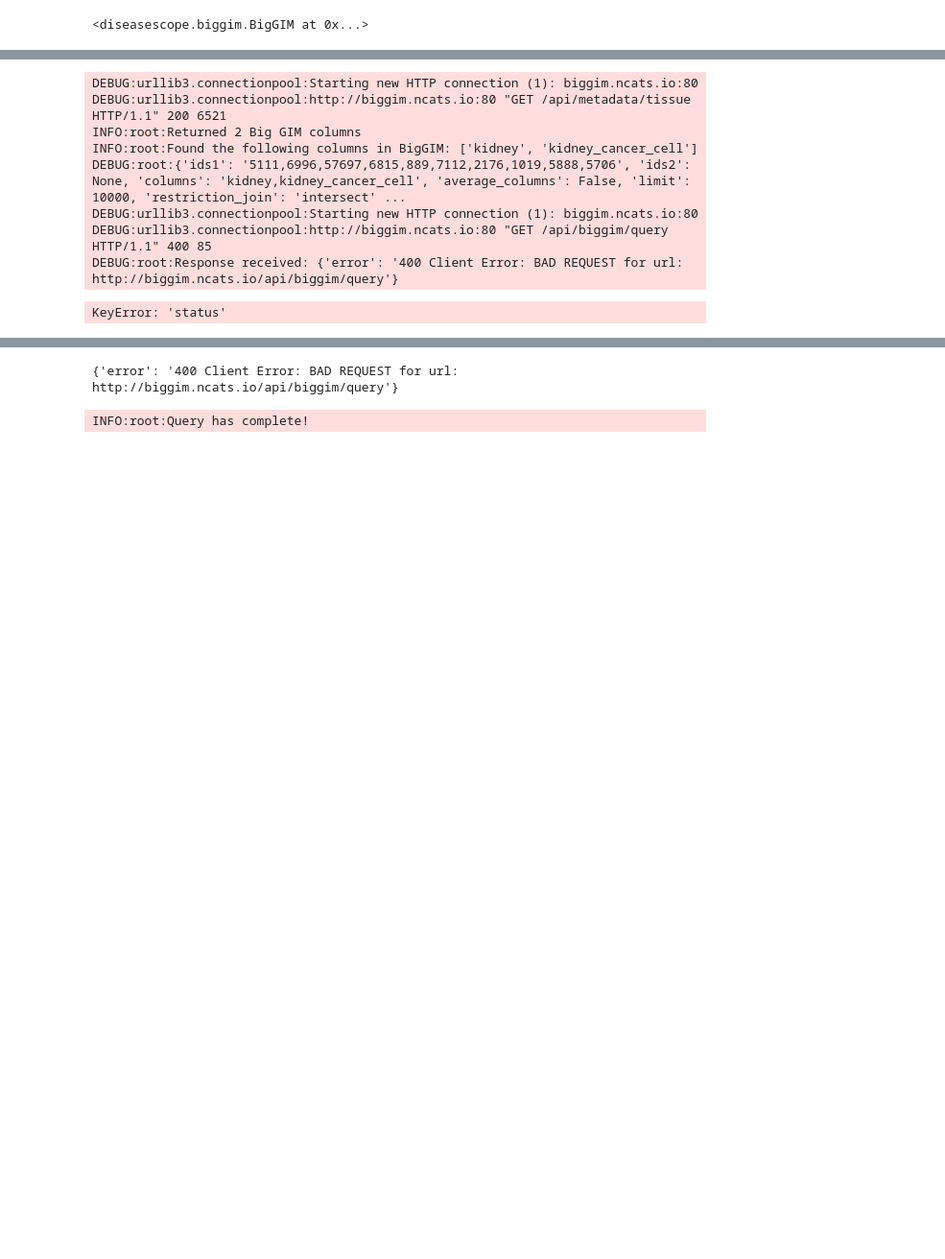
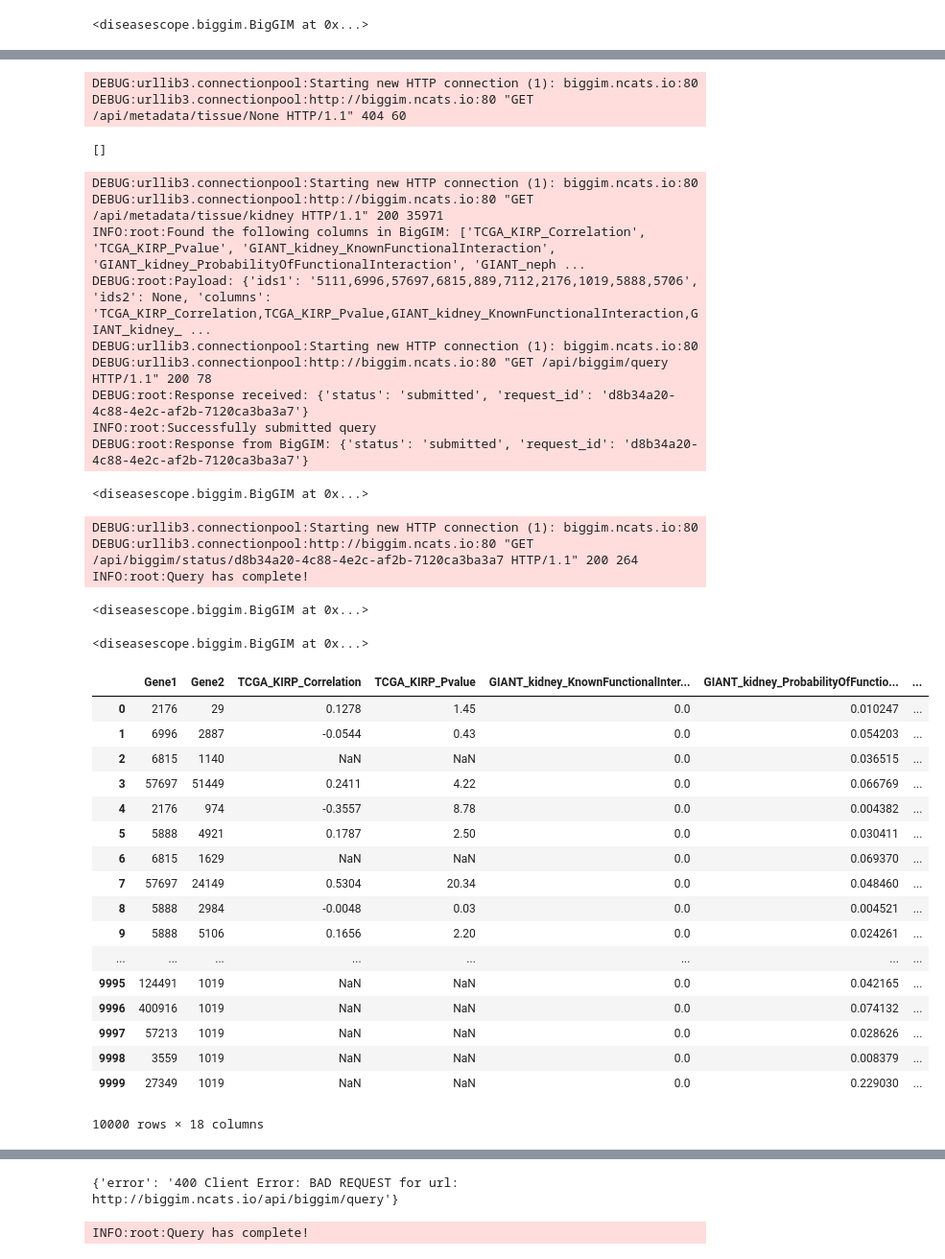
Before and after one commit to shfong/DiseaseScope, a Jupyter notebook: examples/example_biggim.ipynb, the cells around one changed output, grey strips where cells are left out. Shown: that part at 96% size. Drawn from its saved outputs; the diff is of its cells as text; code cells hidden in the pictures; blank space fills up the shorter version.

Commit message:
Fixed columns vs tissues problems

```diff
--- a/examples/example_biggim.ipynb
+++ b/examples/example_biggim.ipynb
@@ -45,18 +83,60 @@ INFO:root:Returned 2 Big GIM columns
+# %%
+gim.query_columns(None)
+# %% [output]
+DEBUG:urllib3.connectionpool:Starting new HTTP connection (1): biggim.ncats.io:80
+DEBUG:urllib3.connectionpool:http://biggim.ncats.io:80 "GET /api/metadata/tissue/None HTTP/1.1" 404 60
+[]
 # %%
+logger = logging.getLogger()
+logger.setLevel(logging.DEBUG)
+
 gim.query(
     "5111,6996,57697,6815,889,7112,2176,1019,5888,5706",
     columns='kidney',
 )
 # %% [output]
 DEBUG:urllib3.connectionpool:Starting new HTTP connection (1): biggim.ncats.io:80
-DEBUG:urllib3.connectionpool:http://biggim.ncats.io:80 "GET /api/metadata/tissue HTTP/1.1" 200 6521
-INFO:root:Returned 2 Big GIM columns
-INFO:root:Found the following columns in BigGIM: ['kidney', 'kidney_cancer_cell']
-DEBUG:root:{'ids1': '5111,6996,57697,6815,889,7112,2176,1019,5888,5706', 'ids2': None, 'columns': 'kidney,kidney_cancer_cell', 'average_columns': False, 'limit': 10000, 'restriction_join': 'intersect' ...
+DEBUG:urllib3.connectionpool:http://biggim.ncats.io:80 "GET /api/metadata/tissue/kidney HTTP/1.1" 200 35971
+INFO:root:Found the following columns in BigGIM: ['TCGA_KIRP_Correlation', 'TCGA_KIRP_Pvalue', 'GIANT_kidney_KnownFunctionalInteraction', 'GIANT_kidney_ProbabilityOfFunctionalInteraction', 'GIANT_neph ...
+DEBUG:root:Payload: {'ids1': '5111,6996,57697,6815,889,7112,2176,1019,5888,5706', 'ids2': None, 'columns': 'TCGA_KIRP_Correlation,TCGA_KIRP_Pvalue,GIANT_kidney_KnownFunctionalInteraction,GIANT_kidney_ ...
 DEBUG:urllib3.connectionpool:Starting new HTTP connection (1): biggim.ncats.io:80
-DEBUG:urllib3.connectionpool:http://biggim.ncats.io:80 "GET /api/biggim/query HTTP/1.1" 400 85
-DEBUG:root:Response received: {'error': '400 Client Error: BAD REQUEST for url: http://biggim.ncats.io/api/biggim/query'}
+DEBUG:urllib3.connectionpool:http://biggim.ncats.io:80 "GET /api/biggim/query HTTP/1.1" 200 78
+DEBUG:root:Response received: {'status': 'submitted', 'request_id': 'd8b34a20-4c88-4e2c-af2b-7120ca3ba3a7'}
+INFO:root:Successfully submitted query
+DEBUG:root:Response from BigGIM: {'status': 'submitted', 'request_id': 'd8b34a20-4c88-4e2c-af2b-7120ca3ba3a7'}
-KeyError: 'status'
+<diseasescope.biggim.BigGIM at 0x...>
+# %%
+gim.wait_for_query()
+# %% [output]
+DEBUG:urllib3.connectionpool:Starting new HTTP connection (1): biggim.ncats.io:80
+DEBUG:urllib3.connectionpool:http://biggim.ncats.io:80 "GET /api/biggim/status/d8b34a20-4c88-4e2c-af2b-7120ca3ba3a7 HTTP/1.1" 200 264
+INFO:root:Query has complete!
+<diseasescope.biggim.BigGIM at 0x...>
+# %%
+gim.convert_result_to_dataframe()
+# %% [output]
+<diseasescope.biggim.BigGIM at 0x...>
+# %%
+gim.result_dataframe
+# %% [output]
+|  | Gene1 | Gene2 | TCGA_KIRP_Correlation | TCGA_KIRP_Pvalue | GIANT_kidney_KnownFunctionalInter... | GIANT_kidney_ProbabilityOfFunctio... | ... |
+| 0 | 2176 | 29 | 0.1278 | 1.45 | 0.0 | 0.010247 | ... |
+| 1 | 6996 | 2887 | -0.0544 | 0.43 | 0.0 | 0.054203 | ... |
+| 2 | 6815 | 1140 | NaN | NaN | 0.0 | 0.036515 | ... |
+| 3 | 57697 | 51449 | 0.2411 | 4.22 | 0.0 | 0.066769 | ... |
+| 4 | 2176 | 974 | -0.3557 | 8.78 | 0.0 | 0.004382 | ... |
+| 5 | 5888 | 4921 | 0.1787 | 2.50 | 0.0 | 0.030411 | ... |
+| 6 | 6815 | 1629 | NaN | NaN | 0.0 | 0.069370 | ... |
+| 7 | 57697 | 24149 | 0.5304 | 20.34 | 0.0 | 0.048460 | ... |
+| 8 | 5888 | 2984 | -0.0048 | 0.03 | 0.0 | 0.004521 | ... |
+| 9 | 5888 | 5106 | 0.1656 | 2.20 | 0.0 | 0.024261 | ... |
+| ... | ... | ... | ... | ... | ... | ... | ... |
+| 9995 | 124491 | 1019 | NaN | NaN | 0.0 | 0.042165 | ... |
+| 9996 | 400916 | 1019 | NaN | NaN | 0.0 | 0.074132 | ... |
+| 9997 | 57213 | 1019 | NaN | NaN | 0.0 | 0.028626 | ... |
+| 9998 | 3559 | 1019 | NaN | NaN | 0.0 | 0.008379 | ... |
+| 9999 | 27349 | 1019 | NaN | NaN | 0.0 | 0.229030 | ... |
+10000 rows × 18 columns
 # %%
 gim._getBG(
     'metadata/table/BigGIM_70_v1/columns'
```
Also changed, not shown: parts of 8 cells of this notebook, 1 other file.
